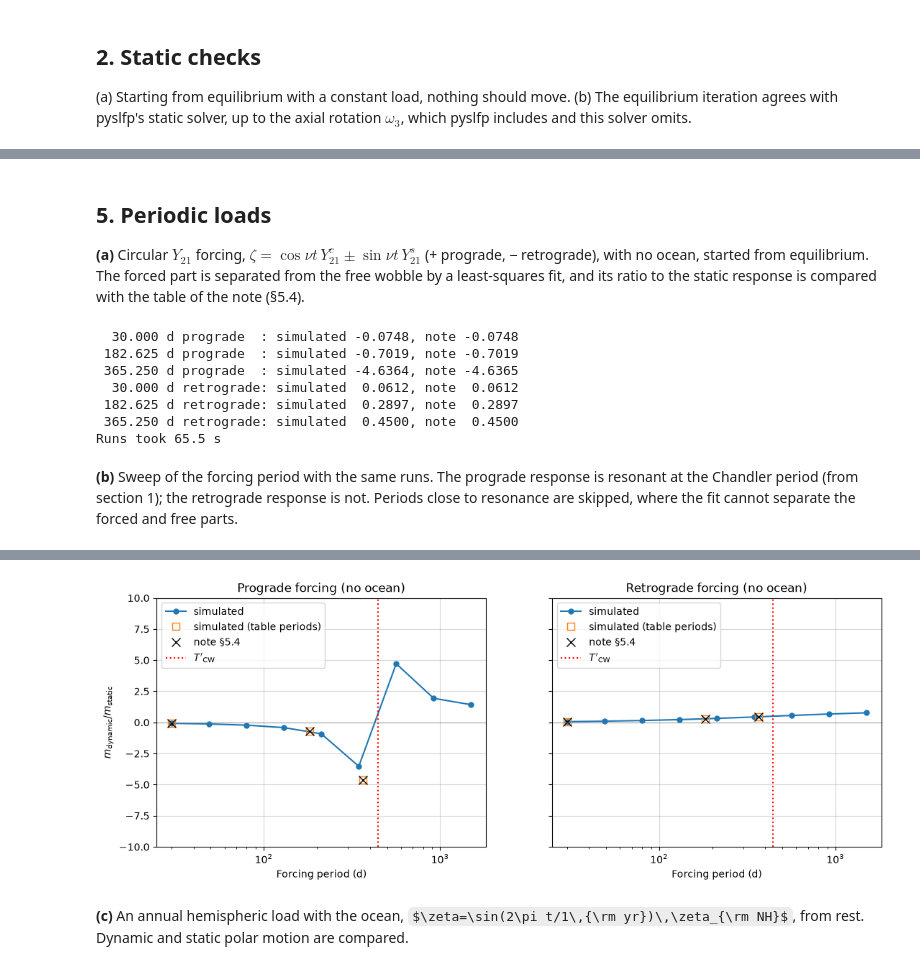
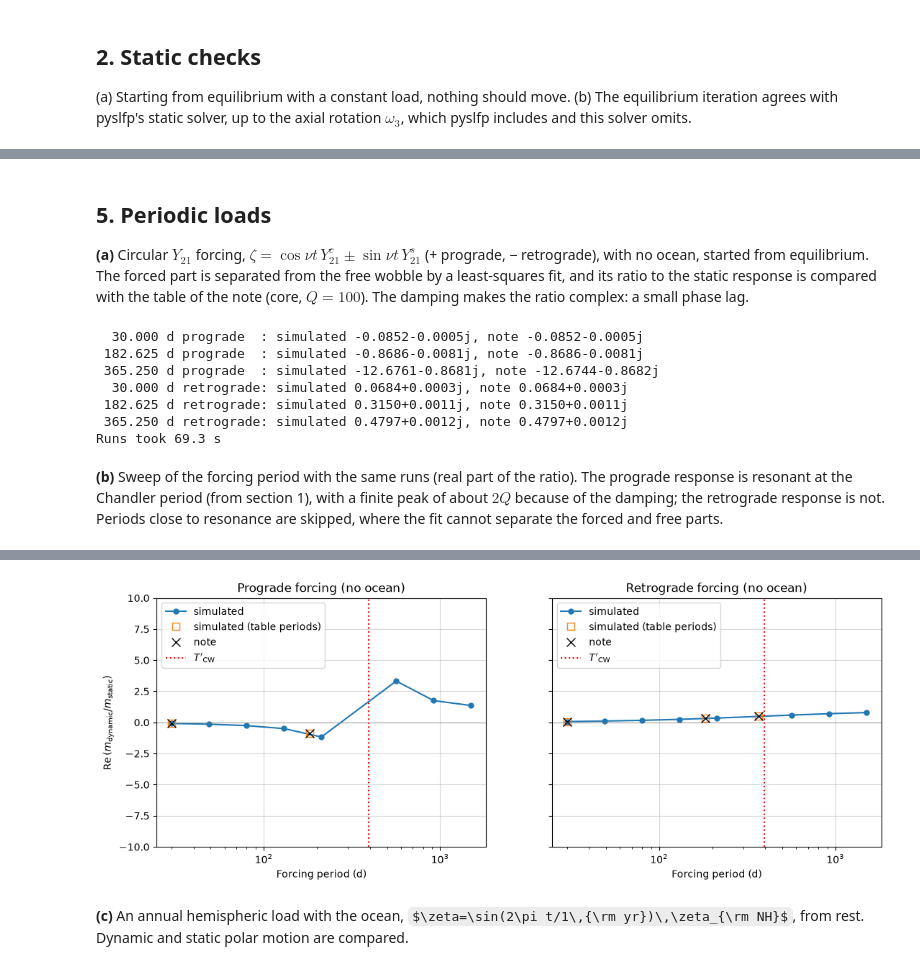
Before and after one commit to danielheathcote/rotation, a Jupyter notebook: new-code/examples_dynamic.ipynb, the cells around one changed output, grey strips where cells are left out. Drawn from its saved outputs; the diff is of its cells as text; code cells hidden in the pictures; some formulas as TeX source.

```diff
--- a/new-code/examples_dynamic.ipynb
+++ b/new-code/examples_dynamic.ipynb
@@ -110,8 +116,8 @@ integrator's amplitude error. With the ocean it is a slightly elliptical path, b
 t_free = np.arange(0.0, free_years * year, dt_free_days * day)
 t_free_days = sd.model_time_to_days(t_free, constants)
 
-rhs_free_no_ocean = sd.forward_rhs(state, constants, no_load, ocean=False, rtol=rtol)
-rhs_free_ocean = sd.forward_rhs(state, constants, no_load, ocean=True, rtol=rtol)
+rhs_free_no_ocean = sd.forward_rhs(state, constants, no_load, quality_factor=quality_factor, ocean=False, rtol=rtol)
+rhs_free_ocean = sd.forward_rhs(state, constants, no_load, quality_factor=quality_factor, ocean=True, rtol=rtol)
 
 start_time = time.time()
 free_no_ocean = sd.integrate(rhs_free_no_ocean, omega_wobble, t_free)
@@ -140,7 +146,6 @@ for label, run in [
     ("no ocean, DOP853", free_dop853),
     ("ocean, RK4", free_ocean),
 ]:
-    amplitude = np.linalg.norm(run, axis=1)
-    print(f"{label:20s}: period {eh.wobble_period_days(t_free_days, run):.3f} d, "
-          f"|omega| max / min {amplitude.max() / amplitude.min():.7f}")
+    period = eh.wobble_period_days(t_free_days, run)
+    print(f"{label:20s}: period {period:.3f} d, Q from the decay {eh.wobble_quality_factor(t_free_days, run, period):.2f}")
 # %% [output]
@@ -332,7 +343,7 @@ plt.show()
 
 **(a)** Circular $Y_{21}$ forcing, $\zeta=\cos\nu t\,Y^c_{21}\pm\sin\nu t\,Y^s_{21}$ (+ prograde, − retrograde), with no ocean, started
 from equilibrium. The forced part is separated from the free wobble by a least-squares fit, and its ratio to the static
-response is compared with the table of the note (§5.4).
+response is compared with the table of the note (core, $Q=100$). The damping makes the ratio complex: a small phase lag.
 # %%
 #=======================================================================
 # (a) Forced response at the note's three periods
@@ -350,45 +361,50 @@ def forced_ratio(period_days, direction):
     load = circular_load(period_days, direction)
     omega_0 = sd.equilibrium_rotation(state, constants, load.value(0.0), ocean=False)["omega"]
     t = np.arange(0.0, periodic_years * year, period_days / periodic_steps_per_period * day)
-    omega = sd.integrate(sd.forward_rhs(state, constants, load, ocean=False), omega_0, t)
+    omega = sd.integrate(sd.forward_rhs(state, constants, load, quality_factor=quality_factor, ocean=False), omega_0, t)
     coefficients = eh.fit_forced_response(
         sd.model_time_to_days(t, constants),
         omega,
         2 * np.pi / period_days,
-        2 * np.pi / t_cw_no_ocean,
+        sigma_free_per_day,
     )
     forced = coefficients[0] if direction == 1 else coefficients[1]
-    return (forced / static_y21["omega"][0]).real
+    return forced / static_y21["omega"][0]
 
 
+# The free wobble decays: complex frequency (2 pi / T)(1 + i eps), with eps = Q - sqrt(Q^2 - 1)
+eps = 0.0 if quality_factor is None else quality_factor - np.sqrt(quality_factor**2 - 1)
+sigma_free_per_day = 2 * np.pi / t_cw_no_ocean * (1 + 1j * eps)
+
+# The note's table (core, Q = 100, no ocean)
 note_table = {
-    (30.0, 1): -0.0748,
-    (182.625, 1): -0.7019,
-    (365.25, 1): -4.6365,
-    (30.0, -1): 0.0612,
-    (182.625, -1): 0.2897,
-    (365.25, -1): 0.4500,
+    (30.0, 1): -0.0852 - 0.0005j,
+    (182.625, 1): -0.8686 - 0.0081j,
+    (365.25, 1): -12.6744 - 0.8682j,
+    (30.0, -1): 0.0684 + 0.0003j,
+    (182.625, -1): 0.3150 + 0.0011j,
+    (365.25, -1): 0.4797 + 0.0012j,
 }
 
 start_time = time.time()
 table_points = []
 for (period_days, direction), note_value in note_table.items():
     ratio = forced_ratio(period_days, direction)
-    table_points.append((direction * period_days, ratio))
+    table_points.append((direction * period_days, ratio.real))
     label = "prograde" if direction == 1 else "retrograde"
-    print(f"{period_days:8.3f} d {label:10s}: simulated {ratio: .4f}, note {note_value: .4f}")
+    print(f"{period_days:8.3f} d {label:10s}: simulated {ratio:.4f}, note {note_value:.4f}")
 print(f"Runs took {time.time() - start_time:.1f} s")
 # %% [output]
-  30.000 d prograde  : simulated -0.0748, note -0.0748
- 182.625 d prograde  : simulated -0.7019, note -0.7019
- 365.250 d prograde  : simulated -4.6364, note -4.6365
-  30.000 d retrograde: simulated  0.0612, note  0.0612
- 182.625 d retrograde: simulated  0.2897, note  0.2897
- 365.250 d retrograde: simulated  0.4500, note  0.4500
-Runs took 65.5 s
+  30.000 d prograde  : simulated -0.0852-0.0005j, note -0.0852-0.0005j
+ 182.625 d prograde  : simulated -0.8686-0.0081j, note -0.8686-0.0081j
+ 365.250 d prograde  : simulated -12.6761-0.8681j, note -12.6744-0.8682j
+  30.000 d retrograde: simulated 0.0684+0.0003j, note 0.0684+0.0003j
+ 182.625 d retrograde: simulated 0.3150+0.0011j, note 0.3150+0.0011j
+ 365.250 d retrograde: simulated 0.4797+0.0012j, note 0.4797+0.0012j
+Runs took 69.3 s
 # %% [markdown]
-**(b)** Sweep of the forcing period with the same runs. The prograde response is resonant at the Chandler period (from
-section 1); the retrograde response is not. Periods close to resonance are skipped, where the fit cannot separate the
+**(b)** Sweep of the forcing period with the same runs (real part of the ratio). The prograde response is resonant at the
+Chandler period (from section 1), with a finite peak of about $2Q$ because of the damping; the retrograde response is not. Periods close to resonance are skipped, where the fit cannot separate the
 forced and free parts.
 # %%
 #=======================================================================
@@ -400,7 +416,7 @@ periods_sweep = periods_sweep[np.abs(periods_sweep / t_cw_no_ocean - 1) > 0.15]
 
 start_time = time.time()
 sweep_points = np.array([
-    (direction * period_days, forced_ratio(period_days, direction))
+    (direction * period_days, forced_ratio(period_days, direction).real)
     for period_days in periods_sweep
     for direction in [1, -1]
 ])
@@ -411,10 +427,10 @@ fig, axes = plt.subplots(1, 2, figsize=(13, 4.5), sharey=True)
 for ax, direction, title in [(axes[0], 1, "Prograde"), (axes[1], -1, "Retrograde")]:
     sweep = sweep_points[np.sign(sweep_points[:, 0]) == direction]
     table = table_points[np.sign(table_points[:, 0]) == direction]
-    note = np.array([(p, v) for (p, d), v in note_table.items() if d == direction])
+    note = np.array([(p, v.real) for (p, d), v in note_table.items() if d == direction])
     ax.plot(np.abs(sweep[:, 0]), sweep[:, 1], "o-", color="tab:blue", ms=5, label="simulated")
     ax.plot(np.abs(table[:, 0]), table[:, 1], "s", color="tab:orange", ms=7, mfc="none", label="simulated (table periods)")
-    ax.plot(note[:, 0], note[:, 1], "kx", ms=8, label="note §5.4")
+    ax.plot(note[:, 0], note[:, 1], "kx", ms=8, label="note")
     ax.axvline(t_cw_no_ocean, color="r", ls=":", label=r"$T'_{\rm CW}$")
     ax.axhline(0, color="grey", lw=0.5)
     ax.set_xscale("log")
@@ -423,6 +439,6 @@ for ax, direction, title in [(axes[0], 1, "Prograde"), (axes[1], -1, "Retrograde
     ax.set_title(f"{title} forcing (no ocean)")
     ax.grid(True, alpha=0.5)
     ax.legend()
-axes[0].set_ylabel(r"$m_{\rm dynamic} / m_{\rm static}$")
+axes[0].set_ylabel(r"${\rm Re}\,(m_{\rm dynamic} / m_{\rm static})$")
 plt.show()
 # %% [output]
@@ -430,4 +446,4 @@ Sweep took 120.8 s
-[figure, old version]
+[figure, new version]
 # %% [markdown]
 **(c)** An annual hemispheric load with the ocean, $\zeta=\sin(2\pi t/1\,{\rm yr})\,\zeta_{\rm NH}$, from rest. Dynamic and static
 polar motion are compared.
```
Also changed, not shown: parts of 16 cells of this notebook, 5 other files.
